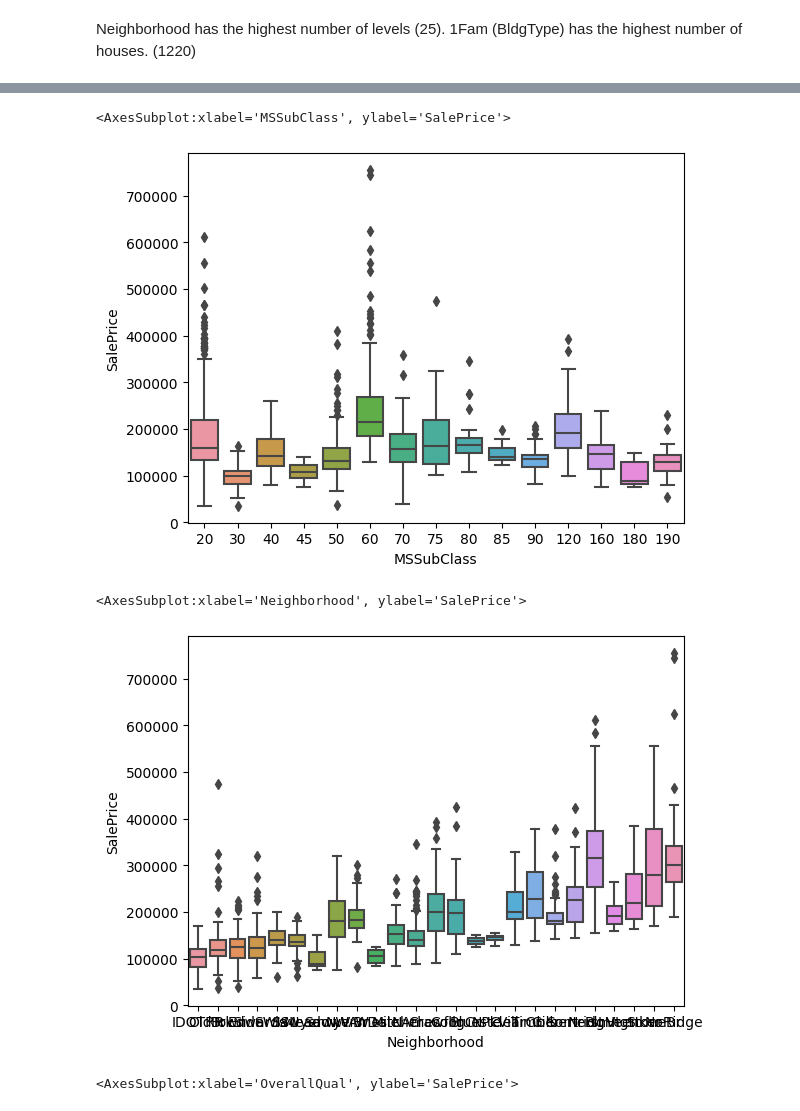
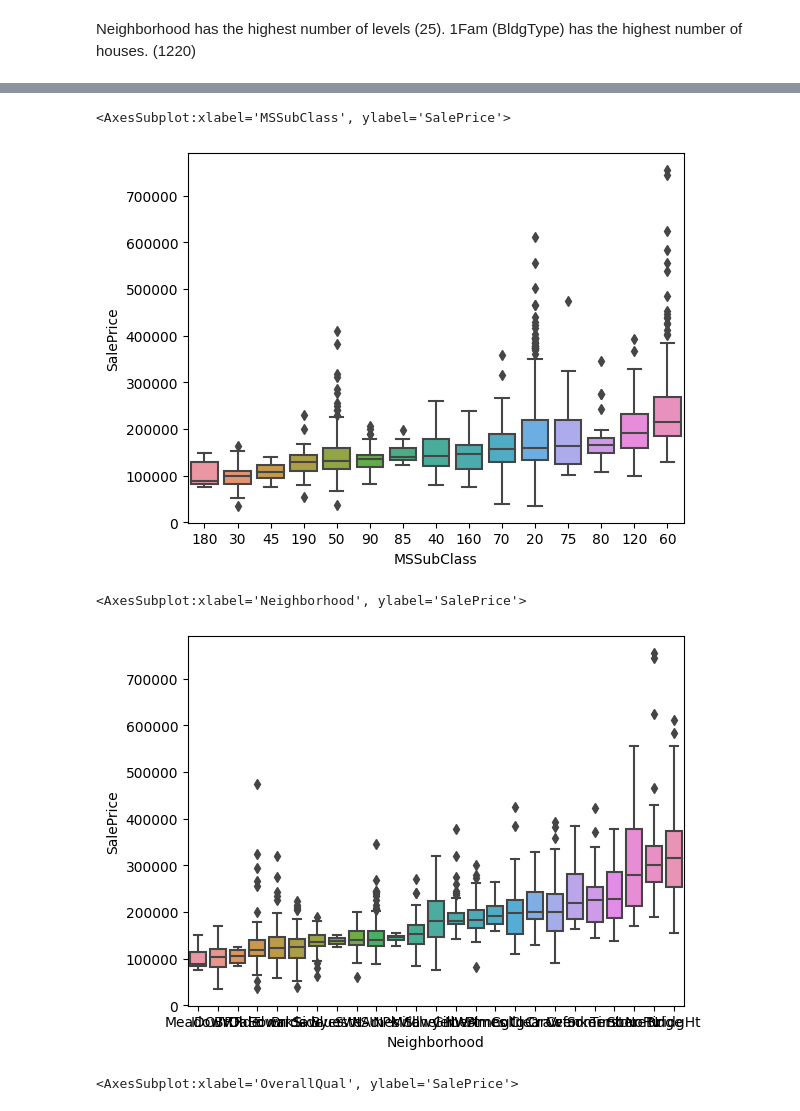
Before and after one commit to ChayHuiXiang/NTU-CS, a Jupyter notebook: SC1015/Lab_3/Lab3.ipynb, the cells around one changed output, grey strips where cells are left out. Saved outputs shown, nothing was run; the diff lists cells and outputs as text; code cells hidden in the pictures.

```diff
--- a/SC1015/Lab_3/Lab3.ipynb
+++ b/SC1015/Lab_3/Lab3.ipynb
@@ -69,5 +81,3 @@ OverallQual 397 5
 Neighborhood has the highest number of levels (25). 1Fam (BldgType) has the highest number of houses. (1220)
 # %%
 problem2_df = df[['MSSubClass', 'Neighborhood', 'BldgType', 'OverallQual', 'SalePrice']]
-problem2_df = problem2_df.sort_values(by=['SalePrice'])
-problem2_df.head()
@@ -81,11 +84,13 @@ problem2_df.head()
 # %%
-sns.boxplot(problem2_df, x='MSSubClass', y='SalePrice')
+mssubclass_order = problem2_df.groupby(['MSSubClass'])['SalePrice'].median().sort_values().index
+sns.boxplot(problem2_df, x='MSSubClass', y='SalePrice', order=mssubclass_order)
 # %% [output]
 <AxesSubplot:xlabel='MSSubClass', ylabel='SalePrice'>
-[figure, old version]
+[figure, new version]
 # %%
-sns.boxplot(problem2_df, x='Neighborhood', y='SalePrice')
+neighborhood_order = problem2_df.groupby(['Neighborhood'])['SalePrice'].median().sort_values().index
+sns.boxplot(problem2_df, x='Neighborhood', y='SalePrice', order=neighborhood_order)
 # %% [output]
 <AxesSubplot:xlabel='Neighborhood', ylabel='SalePrice'>
-[figure, old version]
+[figure, new version]
 # %%
```
Also changed, not shown: parts of 13 cells of this notebook, 3 other files.
